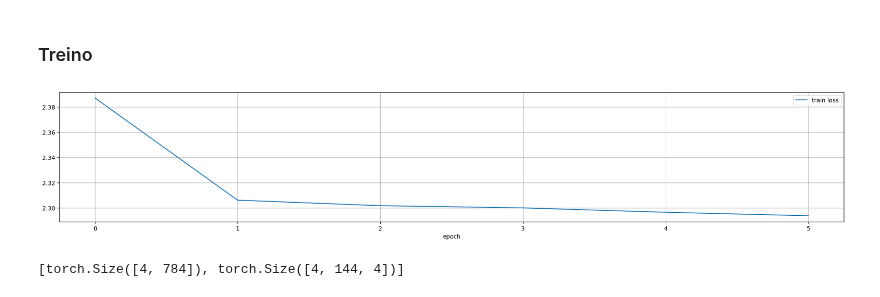
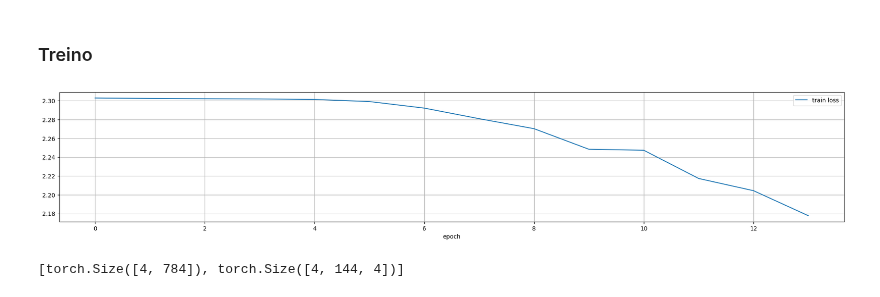
Before and after one commit to Ronnypetson/titanic, a Jupyter notebook: MNIST_Maromba.ipynb, the cells around one changed output. Drawn from its saved outputs; the diff is of its cells as text; code cells hidden in the pictures.

```diff
--- a/MNIST_Maromba.ipynb
+++ b/MNIST_Maromba.ipynb
@@ -117,7 +117,7 @@ def _cosine_kernel(idxu, *args, **kwargs):
   m, d_u, d_idx = idxu.shape
   min_idxu = torch.min(idxu, dim=1)[0].unsqueeze(1)
   max_idxu = torch.max(idxu, dim=1)[0].unsqueeze(1)
-  eps = 1e-6
+  eps = 1e-4
   idxu = (idxu - min_idxu) / (max_idxu - min_idxu + eps)
   norm_idxu = idxu / (torch.norm(idxu, dim=-1).unsqueeze(-1) + eps)
   return norm_idxu
@@ -131,8 +131,6 @@ def relu_cosine(idxu, idxv, bias=0.9):
   """
   assert idxu.shape == idxv.shape
   d_idx = idxu.shape[-1]
-  idxu = idxu / idxu.norm(dim=-1).unsqueeze(-1)
-  idxv = idxv / idxv.norm(dim=-1).unsqueeze(-1)
   sim = nn.functional.relu(
       torch.bmm(
           idxu.reshape(-1, 1, d_idx),
@@ -187,6 +185,19 @@ class Pairwise:
     fuv = fuv.reshape(*ps_u, *ps_v, d_u, d_v, -1)
     return fuv
 
+def normalized(idxu):
+  """
+  idxu: pre_shape x d_idx
+  """
+  min_idxu = torch.min(idxu, dim=1)[0].unsqueeze(1)
+  max_idxu = torch.max(idxu, dim=1)[0].unsqueeze(1)
+  eps = 1e-8
+  idxu = min_idxu + ((idxu - min_idxu) / (max_idxu - min_idxu + eps))
+  if torch.min(idxu.norm(dim=-1)) < 1e-3:
+    Pdb().set_trace()
+  idxu = idxu / (idxu.norm(dim=-1).unsqueeze(-1) + eps)
+  return idxu
+
 def _sgbmd(u, v, idxu, idxv, sim=None, f=None, normalize=True) -> torch.Tensor:
   """
   "Slow General Batch Maromba Dot"
@@ -209,6 +220,10 @@ def _sgbmd(u, v, idxu, idxv, sim=None, f=None, normalize=True) -> torch.Tensor:
   f = Pairwise(f)
   # sims: (M * N) x 1 x (d_u * d_v)
   # vals: (M * N) x (d_u * d_v) x d_val
+  ###
+  idxu = normalized(idxu)
+  idxv = normalized(idxv)
+  ###
   sims = sim(idxu, idxv).reshape(m * n, 1, d_u * d_v)
   norm = 1.0
   if normalize:
@@ -494,6 +509,7 @@ class MTensor:
         f=vecprod,
     )
     mdot = mdot.reshape(apre + bpre)
+    # New indices
     # _kernel_idx # _fast_kernel_idx # _fast_kernel_idx_sum
     # midx = _fast_kernel_idx_sum(
     #     aidx,
@@ -509,7 +525,9 @@ class MTensor:
         sim=relu_cosine,
         f=vecsum,
     )
-    midx = midx.reshape(apre + bpre + (d_idx,))
+    new_shape = apre + bpre + (d_idx,)
+    midx = midx.reshape(new_shape)
+    #
     mdot = MTensor(mdot, midx, self.indexer)
     return mdot
 
@@ -832,20 +850,20 @@ def prepare_input(x, y, device="cpu"):
 # %% [markdown]
 ### Treino
 # %%
-hidden_dim = 10
+hidden_dim = 20
 start_mode = True
 valid_mode = False
 # TODO: Visualize conv layer output
 samples = [
     # in_ch * out_ch * h * w,
-    1 * 1 * 5 * 5,
-    # 4 * 8 * 3 * 3,
+    1 * 2 * 5 * 5,
+    2 * 4 * 3 * 3,
     # 8 * 16 * 3 * 3,
     hidden_dim,
 ]
 sets = [
     1,
-    # 1,
+    1,
     # 1,
     num_classes
 ]
@@ -892,34 +910,34 @@ for epoch in range(num_epochs):
     train_log["set"].append("train")
     train_log["epoch"].append(epoch)
   if valid_mode:
     model.eval()
     with torch.no_grad():
       for x, y in iter(test_data_loader):
         x = x.to(device)
         y = y.to(device)
         x, y = prepare_input(x, y, device=device)
         y_pred = model.forward(x)
         loss = maromba_loss(y, y_pred)
         acc = maromba_accuracy(y, y_pred)
         train_log["eval loss"].append(loss.item())
         train_log["train loss"].append(np.nan)
         train_log["acc"].append(acc.item())
         train_log["set"].append("eval")
         train_log["epoch"].append(epoch)
     group_cols = ["epoch", "train loss", "eval loss", "acc"]
   else:
     group_cols = ["epoch", "train loss"]
   df_train = pd.DataFrame(train_log)
   display.clear_output(wait=True)
   (
     df_train[group_cols]
     .groupby("epoch")
     .agg(lambda x: x.median(skipna=True))
     .plot(figsize=(24, 4), grid=True)
   )
   plt.show()
 # %% [output]
-[figure, old version]
+[figure, new version]
 # %%
 torch.cuda.empty_cache()
 # %%
```
